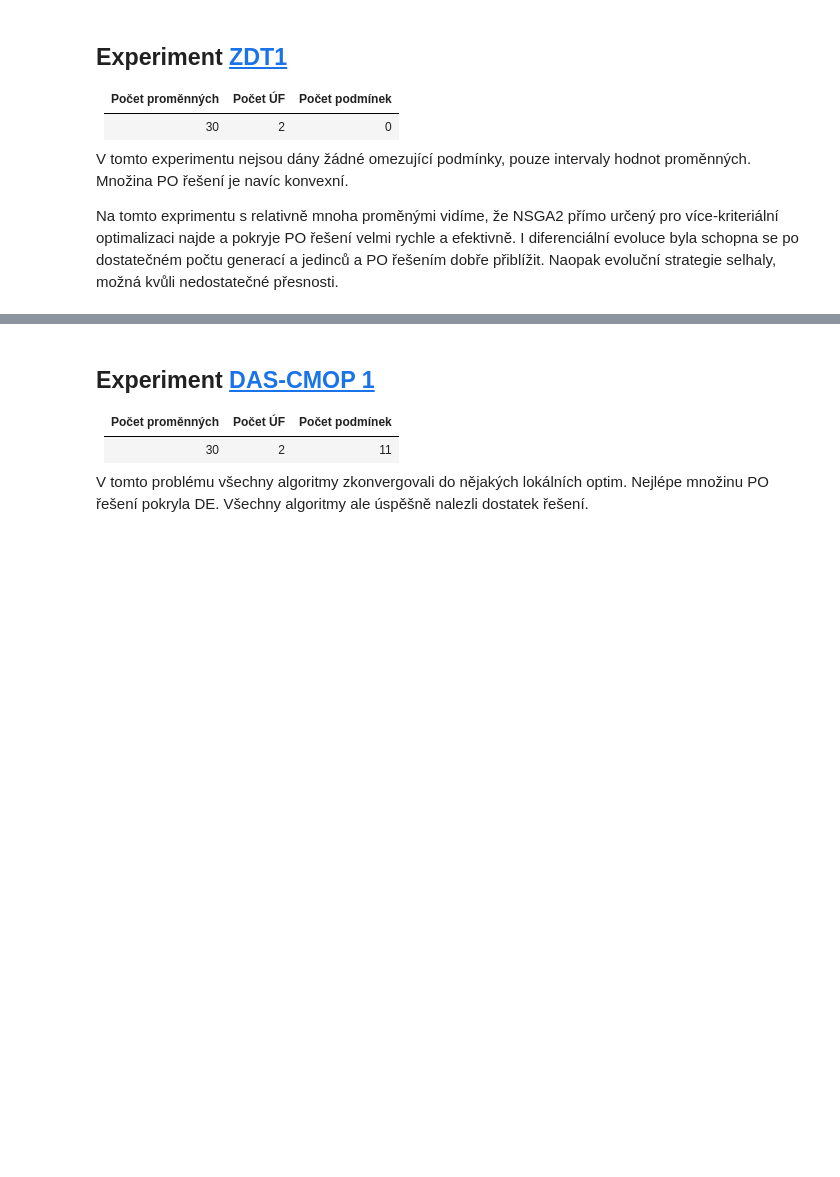
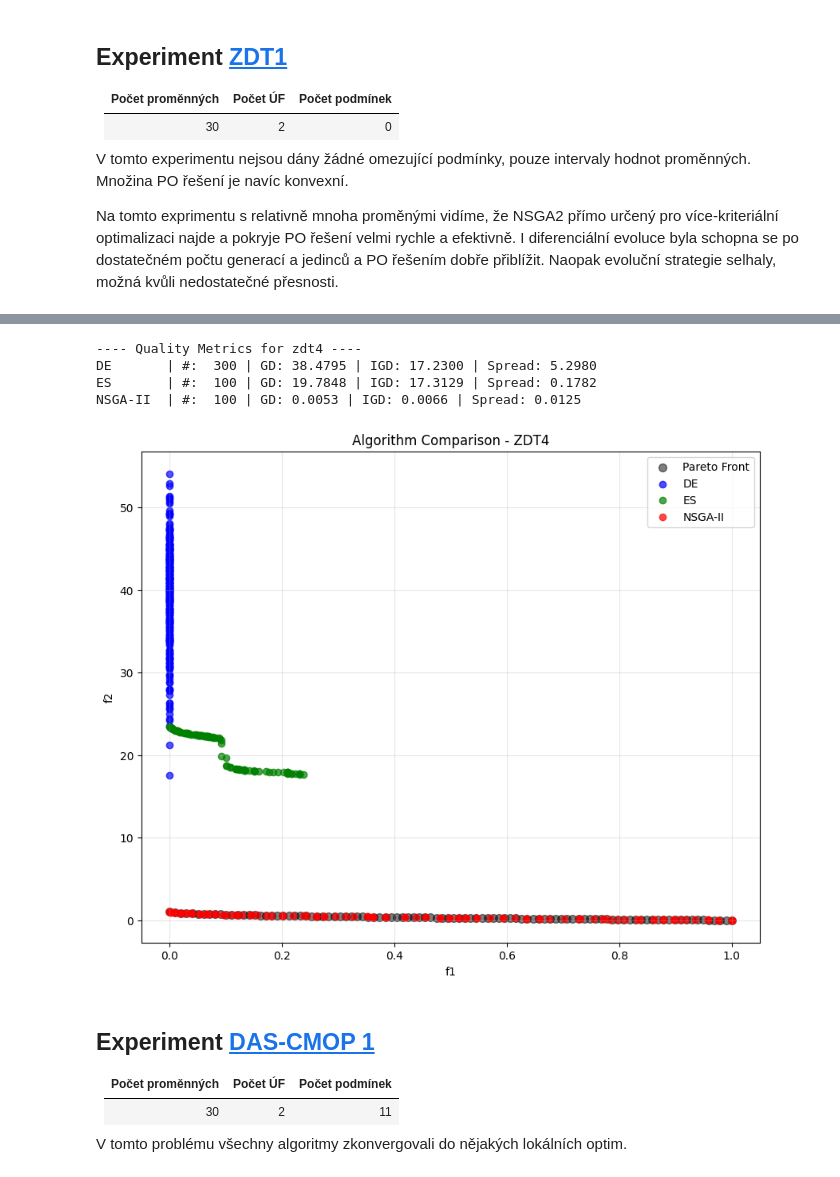
Before and after one commit to davidzemancz/evoptimizer, a Jupyter notebook: experiments.ipynb, the cells around one changed output, grey strips where cells are left out. Cells and saved outputs as stored; diff of their text form; code cells hidden in the pictures; blank space fills up the shorter version.

```diff
--- a/experiments.ipynb
+++ b/experiments.ipynb
@@ -152,10 +178,25 @@ NSGA-II  | #:   50 | GD: 0.0053 | IGD: 0.0243 | Spread: 0.0579
+# %%
+problem_name = 'zdt4'
+problem = get_problem(problem_name)
+de_pop, de_fit = differential_evolution_feasible(problem, pop_size=300, generations=2000)
+es_pop, es_fit = evolutionary_strategies_feasible(problem, pop_size=100, generations=1000, sigma_range_fac=0.01, center_bias=0.025)
+nsga2_pop, nsga2_fit = nsga2_feasible(problem, pop_size=100, generations=500)
+
+print_quality_metrics(problem, problem_name, de_fit, es_fit, nsga2_fit)
+plot_pareto_front(problem, problem_name, de_fit, es_fit, nsga2_fit)
+# %% [output]
+---- Quality Metrics for zdt4 ----
+DE       | #:  300 | GD: 38.4795 | IGD: 17.2300 | Spread: 5.2980
+ES       | #:  100 | GD: 19.7848 | IGD: 17.3129 | Spread: 0.1782
+NSGA-II  | #:  100 | GD: 0.0053 | IGD: 0.0066 | Spread: 0.0125
+[figure, added]
 # %% [markdown]
 ## Experiment [DAS-CMOP 1](https://pymoo.org/problems/constrained/dascmop.html#DAS-CMOP1-(1))
 | Počet proměnných  | Počet ÚF  | Počet podmínek    |
 |------------------ |---------- |----------------   |
 | 30                | 2         | 11                |
 
-V tomto problému všechny algoritmy zkonvergovali do nějakých lokálních optim. Nejlépe množinu PO řešení pokryla DE. Všechny algoritmy ale úspěšně nalezli dostatek řešení.
+V tomto problému všechny algoritmy zkonvergovali do nějakých lokálních optim.
 # %%
 problem_name = 'dascmop1'
 difficulty = 1
```
Also changed, not shown: parts of 14 cells of this notebook, 1 other file.
